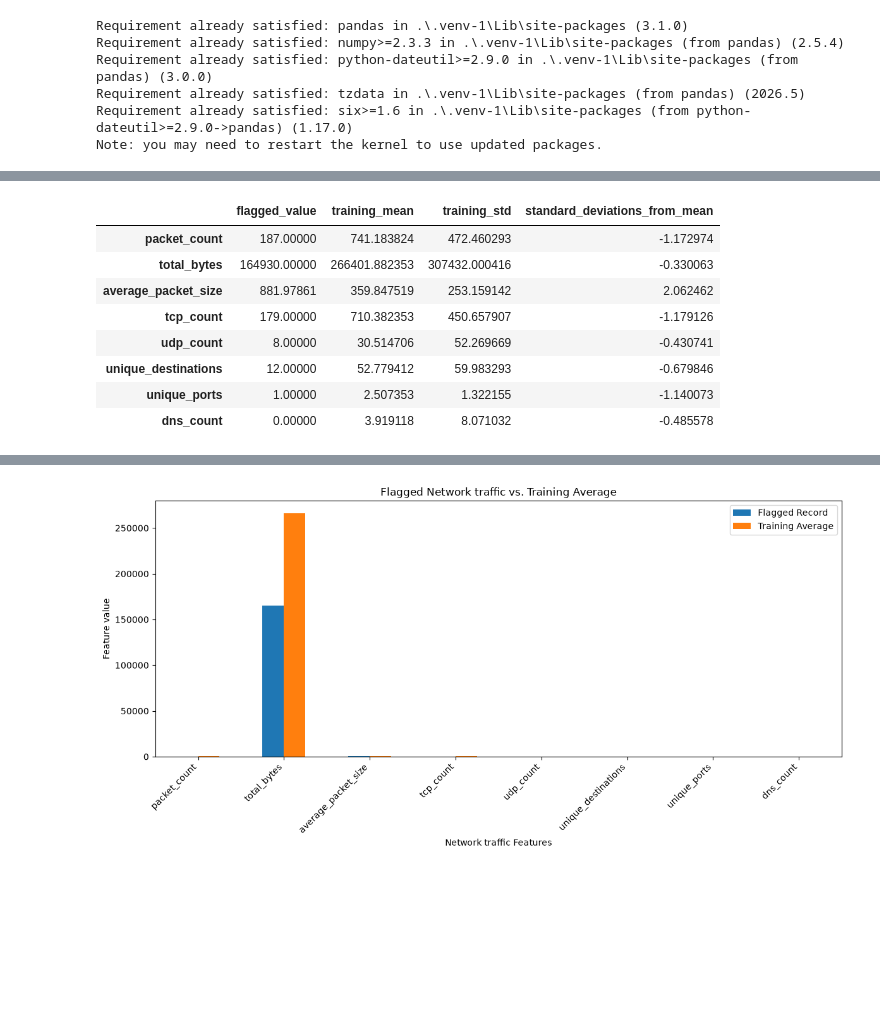
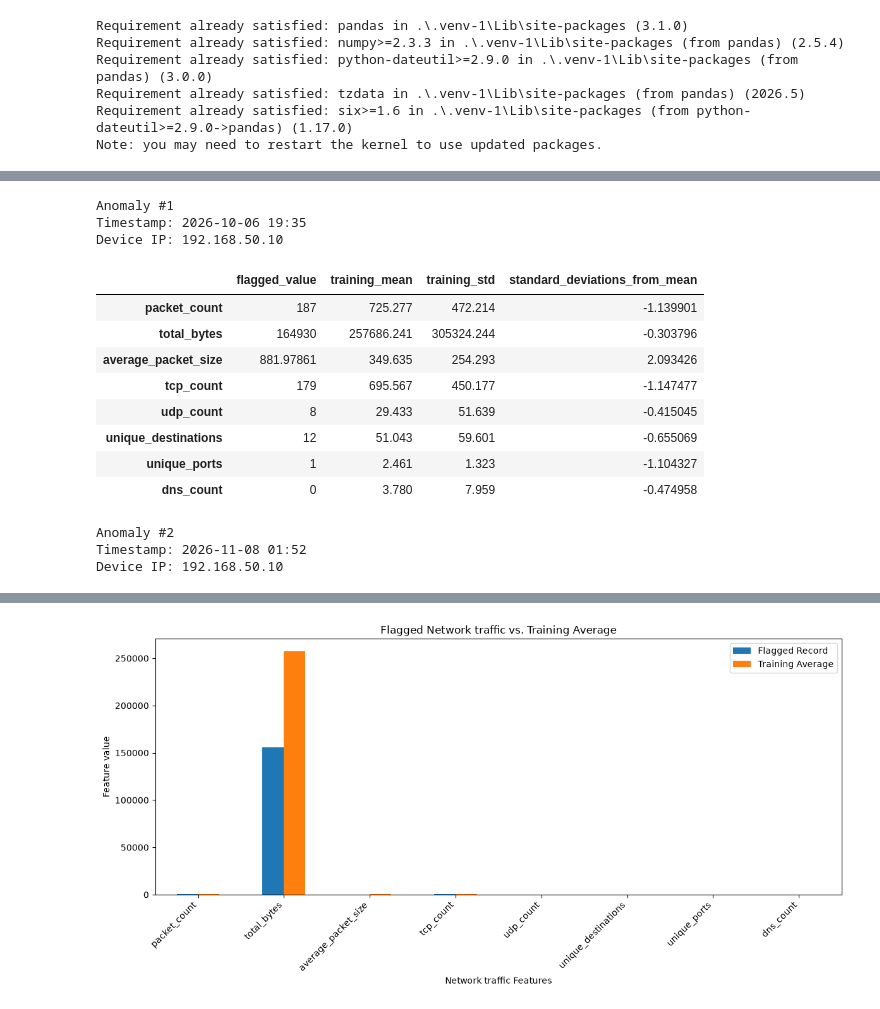
Before and after one commit to samiahmed90/Network-Anomaly-Detector, a Jupyter notebook: train-anomaly-detector.ipynb, the cells around one changed output, grey strips where cells are left out. Drawn from its saved outputs; the diff is of its cells as text; code cells hidden in the pictures; blank space fills up the shorter version.

```diff
--- a/train-anomaly-detector.ipynb
+++ b/train-anomaly-detector.ipynb
@@ -17,9 +17,7 @@ Note: you may need to restart the kernel to use updated packages.
 # Import pandas to load and analyze the CSV dataset.
 import pandas as pd
 # Load the feature dataset exported from the Ubuntu sensor VM.
-df = pd.read_csv(
-    r"C:\Users\dzsam\Downloads\windows_vm_dataset (1).csv"
-)
+df = pd.read_csv("windows_vm_dataset_updated.csv")
 
 # Display the first 5 rows to verify that the dataset loaded correctly.
 display(df.head())
@@ -112,6 +110,12 @@ X = X.apply(pd.to_numeric, errors="coerce")
 # Check for missing or infinite values before training.
 X = X.replace([np.inf, -np.inf], np.nan)
 
+# Remove records containing missing feature values.
+X = X.dropna()
+
+print("Feature matrix shape after cleaning:", X.shape)
+print("Remaining missing values:", X.isnull().sum().sum())
+
 print("Feature matrix shape:", X.shape)
 print("Missing values per feature:")
 print(X.isnull().sum())
@@ -302,33 +310,49 @@ display(baseline_stats)
 # %%
 # ============================================================
-# Step 10: Compare the flagged record with training statistics
+# Step 10: Compare all flagged records with training statistics
 # ============================================================
 
-# Extract the single flagged record's numerical feature
-flagged_values = anomalies[feature_columns].iloc[0]
+# Calculate training statistics once
+training_mean = X_train.mean()
+training_std = X_train.std()
 
-# Calculate how far each flagged values is from its training mean.
-# Dvide by the standard deviation to make the comparison easier.
-comparison = pd.DataFrame({
-    "flagged_value": flagged_values,
-    "training_mean": X_train.mean(),
-    "training_std" : X_train.std()
-})
+# Analyze every flagged record
+for number, (_, anomaly) in enumerate(anomalies.iterrows(), start=1):
 
-# Calculate the diference in standard deviation units.
-comparison["standard_deviations_from_mean"] = (
-    (comparison["flagged_value"] - comparison["training_mean"])
-    / comparison["training_std"]
-)
-# Display the comparison.
-display(comparison)
+    print(f"\nAnomaly #{number}")
+    print(f"Timestamp: {anomaly['minute']}")
+    print(f"Device IP: {anomaly['device_ip']}")
+
+    # Extract this anomaly's numerical features
+    flagged_values = anomaly[feature_columns]
+
+    # Compare against training statistics
+    comparison = pd.DataFrame({
+        "flagged_value": flagged_values,
+        "training_mean": training_mean,
+        "training_std": training_std
+    })
+
+    # Calculate deviation from the training mean
+    comparison["standard_deviations_from_mean"] = (
+        (comparison["flagged_value"] - comparison["training_mean"])
+        / comparison["training_std"]
+    )
+
+    display(comparison.round(3))
 # %% [output]
+Anomaly #1
+Timestamp: 2026-10-06 19:35
+Device IP: 192.168.50.10
 |  | flagged_value | training_mean | training_std | standard_deviations_from_mean |
-| packet_count | 187.00000 | 741.183824 | 472.460293 | -1.172974 |
-| total_bytes | 164930.00000 | 266401.882353 | 307432.000416 | -0.330063 |
-| average_packet_size | 881.97861 | 359.847519 | 253.159142 | 2.062462 |
-| tcp_count | 179.00000 | 710.382353 | 450.657907 | -1.179126 |
-| udp_count | 8.00000 | 30.514706 | 52.269669 | -0.430741 |
-| unique_destinations | 12.00000 | 52.779412 | 59.983293 | -0.679846 |
-| unique_ports | 1.00000 | 2.507353 | 1.322155 | -1.140073 |
-| dns_count | 0.00000 | 3.919118 | 8.071032 | -0.485578 |
+| packet_count | 187 | 725.277 | 472.214 | -1.139901 |
+| total_bytes | 164930 | 257686.241 | 305324.244 | -0.303796 |
+| average_packet_size | 881.97861 | 349.635 | 254.293 | 2.093426 |
+| tcp_count | 179 | 695.567 | 450.177 | -1.147477 |
+| udp_count | 8 | 29.433 | 51.639 | -0.415045 |
+| unique_destinations | 12 | 51.043 | 59.601 | -0.655069 |
+| unique_ports | 1 | 2.461 | 1.323 | -1.104327 |
+| dns_count | 0 | 3.780 | 7.959 | -0.474958 |
+Anomaly #2
+Timestamp: 2026-11-08 01:52
+Device IP: 192.168.50.10
@@ -377,7 +410,7 @@ plt.tight_layout()
 # Display the chart.
 plt.show()
 # %% [output]
-[figure, old version]
+[figure, new version]
 # %%
 # =============================================================
 # Step 12: Visualize standard deviations from the training mean
```
Also changed, not shown: parts of 13 cells of this notebook, 2 other files.
